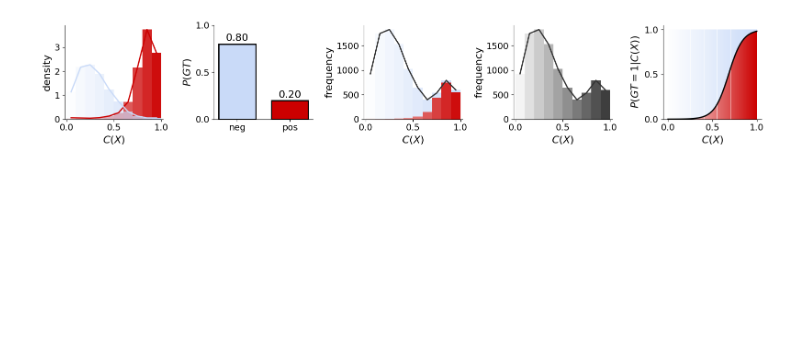
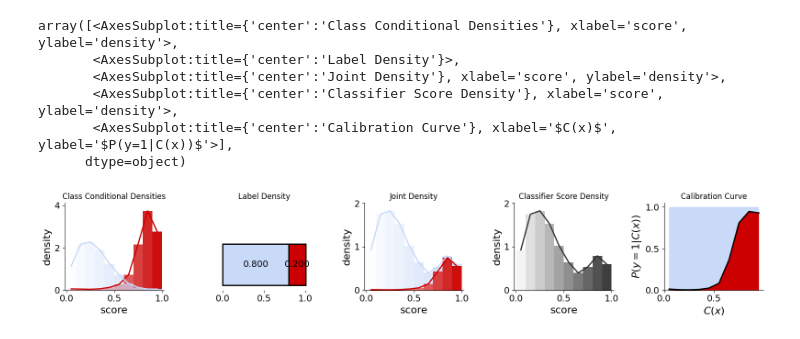
Before and after one commit to avalanchesiqi/pyquantifier, a Jupyter notebook: icwsm_tutorial/1-Generate-Joint-Distribution.ipynb, the cells around one changed output. Saved outputs shown, nothing was run; the diff lists cells and outputs as text; code cells hidden in the pictures; blank space fills up the shorter version.

```diff
--- a/icwsm_tutorial/1-Generate-Joint-Distribution.ipynb
+++ b/icwsm_tutorial/1-Generate-Joint-Distribution.ipynb
@@ -16,3 +16,7 @@ df.head()
 | 2 | 0.742137 | pos |
 | 3 | 0.754380 | pos |
 | 4 | 0.965738 | pos |
+# %%
+example_df1.rename(columns={'C(X)': 'pos'}, inplace=True)
+# %%
+example_df1['neg'] = 1 - example_df1['pos']
@@ -24,6 +34,13 @@ data = [tuple(x) for x in df.values]
-# %%
-empirical_joint_distribution = EmpiricalJointDistribution(data)
-
-empirical_joint_distribution.visualize_all_distribution()
-# %% [output]
-[figure, removed]
+# %%
+example_dataset1_dataset = Dataset(df=example_df1,
+                                   labels=['pos', 'neg'])
+# %%
+example_dataset1_dataset.profile_dataset()
+# %% [output]
+array([<AxesSubplot:title={'center':'Class Conditional Densities'}, xlabel='score', ylabel='density'>,
+       <AxesSubplot:title={'center':'Label Density'}>,
+       <AxesSubplot:title={'center':'Joint Density'}, xlabel='score', ylabel='density'>,
+       <AxesSubplot:title={'center':'Classifier Score Density'}, xlabel='score', ylabel='density'>,
+       <AxesSubplot:title={'center':'Calibration Curve'}, xlabel='$C(x)$', ylabel='$P(y=1|C(x))$'>],
+      dtype=object)
+[figure, added]
```
Also changed, not shown: parts of 5 cells of this notebook, 1 other file.
